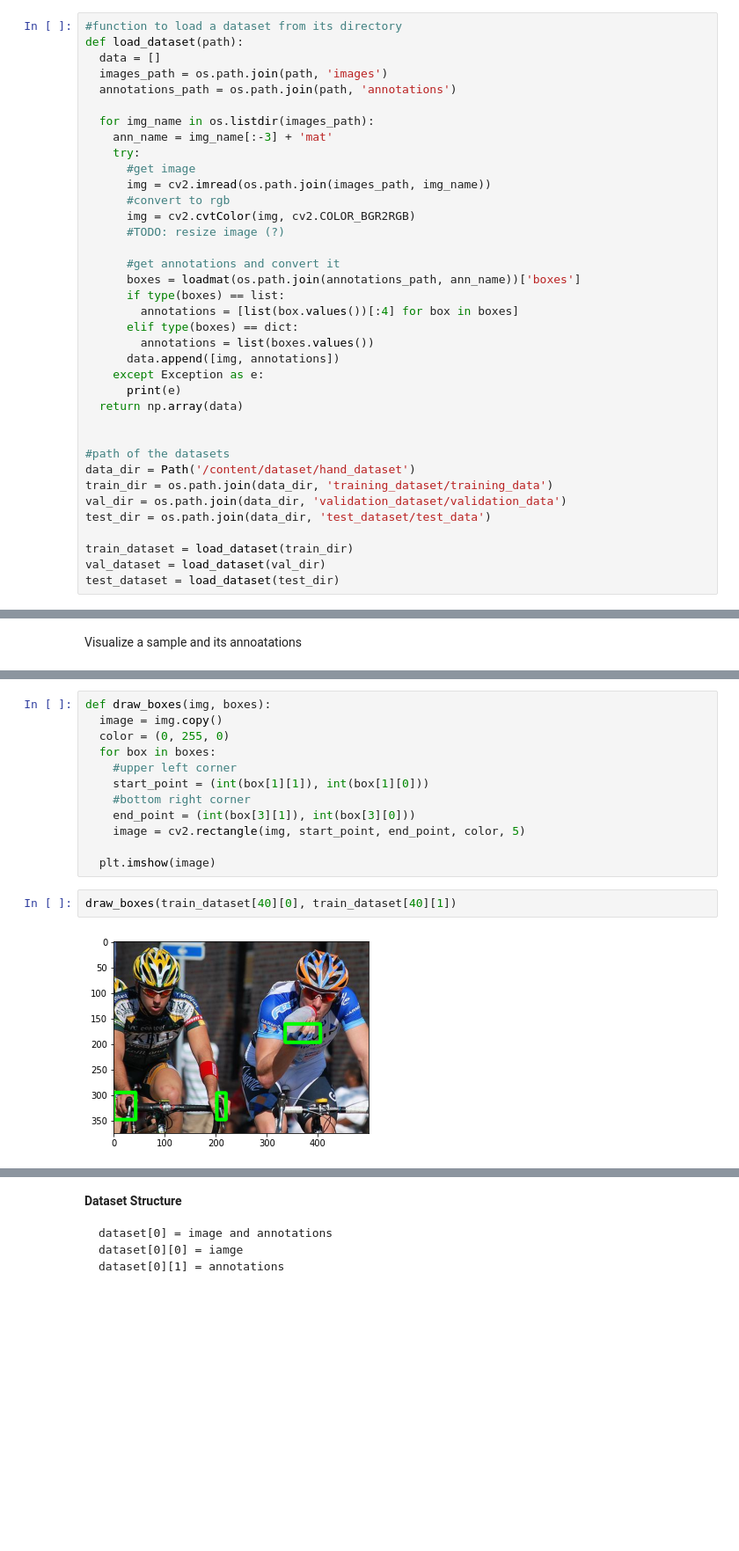
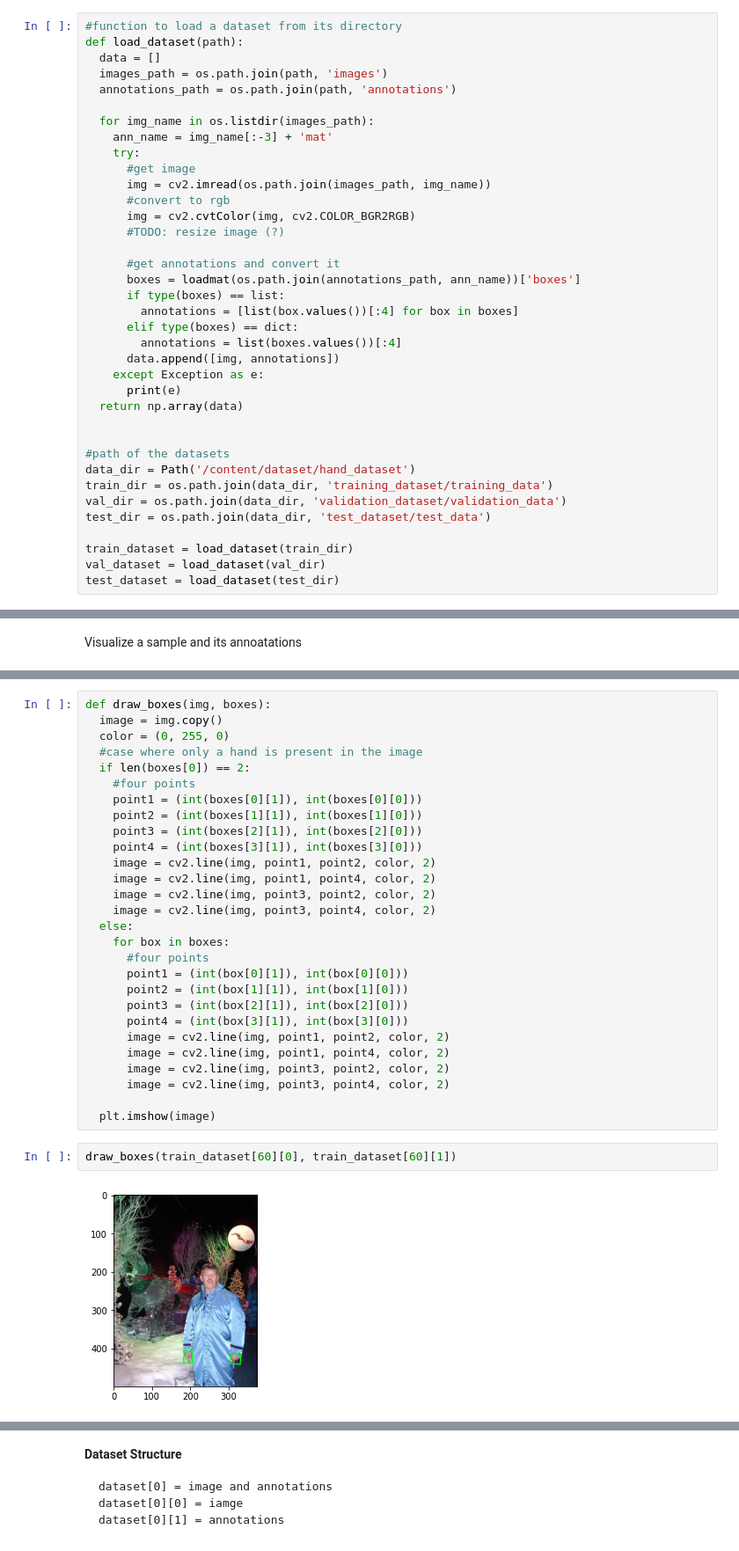
Before and after one commit to SiMoM0/HandsDetection, a Jupyter notebook: Model/handdetection.ipynb, the cells around one changed output, grey strips where cells are left out. Shown at 88% size. Cells and saved outputs as stored; diff of their text form; blank space fills up the shorter version.

Commit message:
fixed bounding boxes and resize

```diff
--- a/Model/handdetection.ipynb
+++ b/Model/handdetection.ipynb
@@ -74,7 +73,7 @@ def load_dataset(path):
       if type(boxes) == list:
         annotations = [list(box.values())[:4] for box in boxes]
       elif type(boxes) == dict:
-        annotations = list(boxes.values())
+        annotations = list(boxes.values())[:4]
       data.append([img, annotations])
     except Exception as e:
       print(e)
@@ -117,16 +116,32 @@ plt.imshow(train_dataset[0][0])
-# %%
-def draw_boxes(img, boxes):
-  image = img.copy()
-  color = (0, 255, 0)
-  for box in boxes:
-    #upper left corner
-    start_point = (int(box[1][1]), int(box[1][0]))
-    #bottom right corner
-    end_point = (int(box[3][1]), int(box[3][0]))
-    image = cv2.rectangle(img, start_point, end_point, color, 5)
-
-  plt.imshow(image)
+# %%
+def draw_boxes(img, boxes):
+  image = img.copy()
+  color = (0, 255, 0)
+  #case where only a hand is present in the image
+  if len(boxes[0]) == 2:
+    #four points
+    point1 = (int(boxes[0][1]), int(boxes[0][0]))
+    point2 = (int(boxes[1][1]), int(boxes[1][0]))
+    point3 = (int(boxes[2][1]), int(boxes[2][0]))
+    point4 = (int(boxes[3][1]), int(boxes[3][0]))
+    image = cv2.line(img, point1, point2, color, 2)
+    image = cv2.line(img, point1, point4, color, 2)
+    image = cv2.line(img, point3, point2, color, 2)
+    image = cv2.line(img, point3, point4, color, 2)
+  else:
+    for box in boxes:
+      #four points
+      point1 = (int(box[0][1]), int(box[0][0]))
+      point2 = (int(box[1][1]), int(box[1][0]))
+      point3 = (int(box[2][1]), int(box[2][0]))
+      point4 = (int(box[3][1]), int(box[3][0]))
+      image = cv2.line(img, point1, point2, color, 2)
+      image = cv2.line(img, point1, point4, color, 2)
+      image = cv2.line(img, point3, point2, color, 2)
+      image = cv2.line(img, point3, point4, color, 2)
+
+  plt.imshow(image)
 # %%
-draw_boxes(train_dataset[40][0], train_dataset[40][1])
+draw_boxes(train_dataset[60][0], train_dataset[60][1])
 # %% [output]
-[figure, old version]
+[figure, new version]
```
Also changed, not shown: parts of 10 cells of this notebook.
